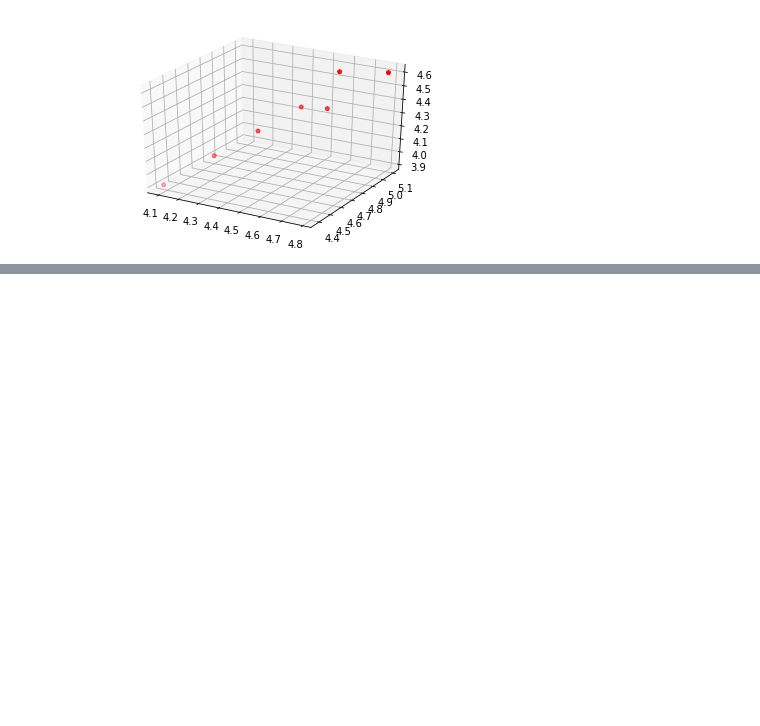
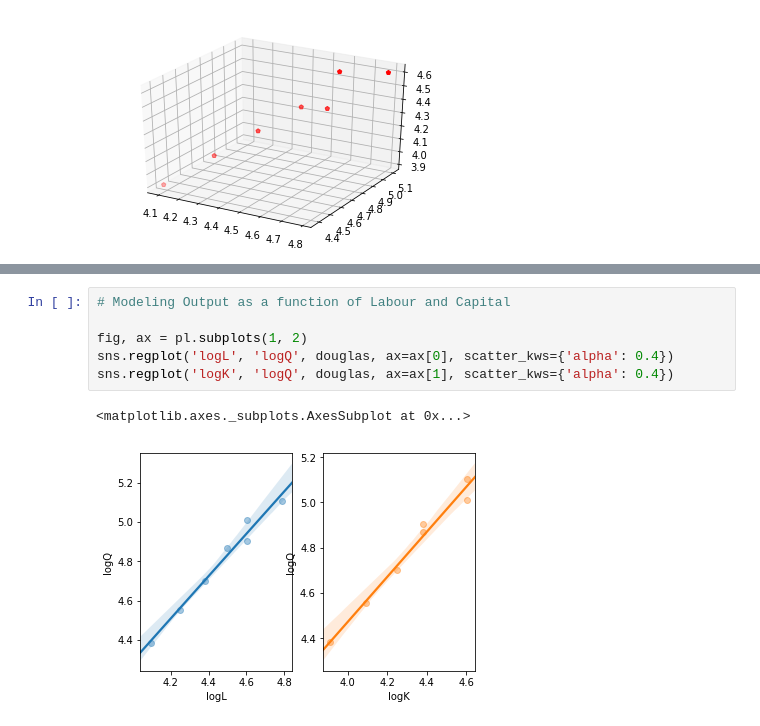
Before and after one commit to christianlaksmono/actuaryprogramming, a Jupyter notebook: Assignment 3/Question 2/Assignment 3.ipynb, the cells around one changed output, grey strips where cells are left out. Drawn from its saved outputs; the diff is of its cells as text; blank space fills up the shorter version.

```diff
--- a/Assignment 3/Question 2/Assignment 3.ipynb
+++ b/Assignment 3/Question 2/Assignment 3.ipynb
@@ -174,3 +182,12 @@ ax.scatter(douglas.logL, douglas.logQ, douglas.logK, c='r', marker='p')
+# %%
+# Modeling Output as a function of Labour and Capital
+
+fig, ax = pl.subplots(1, 2)
+sns.regplot('logL', 'logQ', douglas, ax=ax[0], scatter_kws={'alpha': 0.4})
+sns.regplot('logK', 'logQ', douglas, ax=ax[1], scatter_kws={'alpha': 0.4})
+# %% [output]
+<matplotlib.axes._subplots.AxesSubplot at 0x...>
+[figure, added]
 # %%
 #Question 2F
 regression1 = smf.ols('logQ ~ logL + logK ', data=douglas).fit()
```
Also changed, not shown: parts of 5 cells of this notebook.
